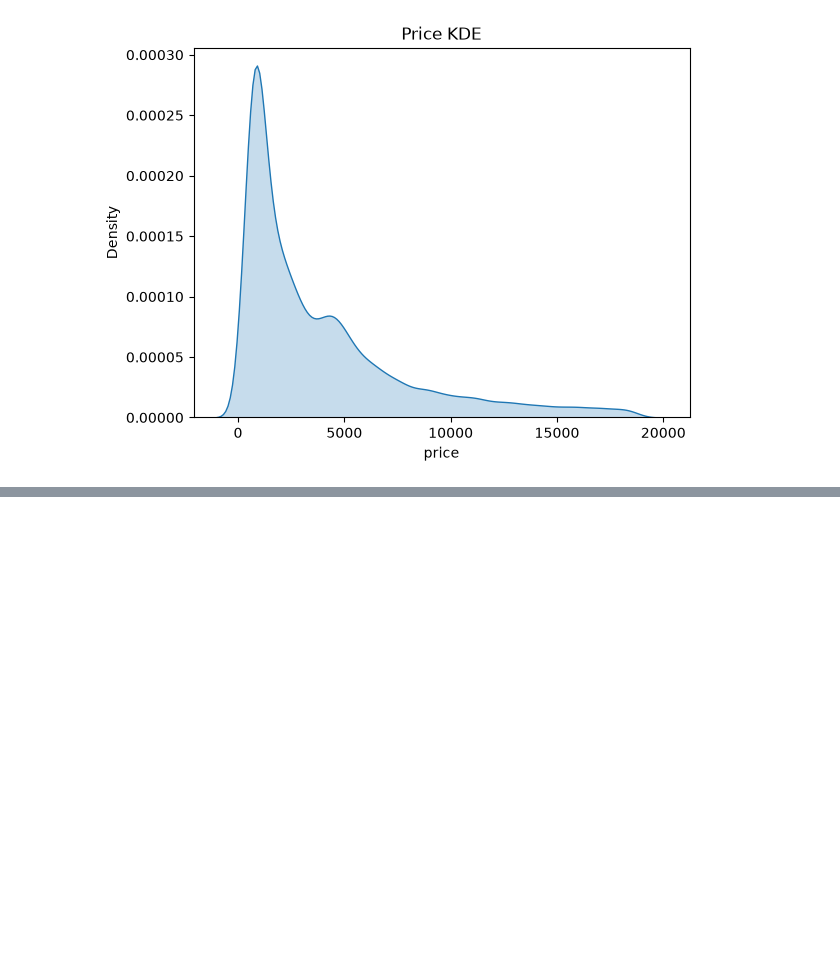
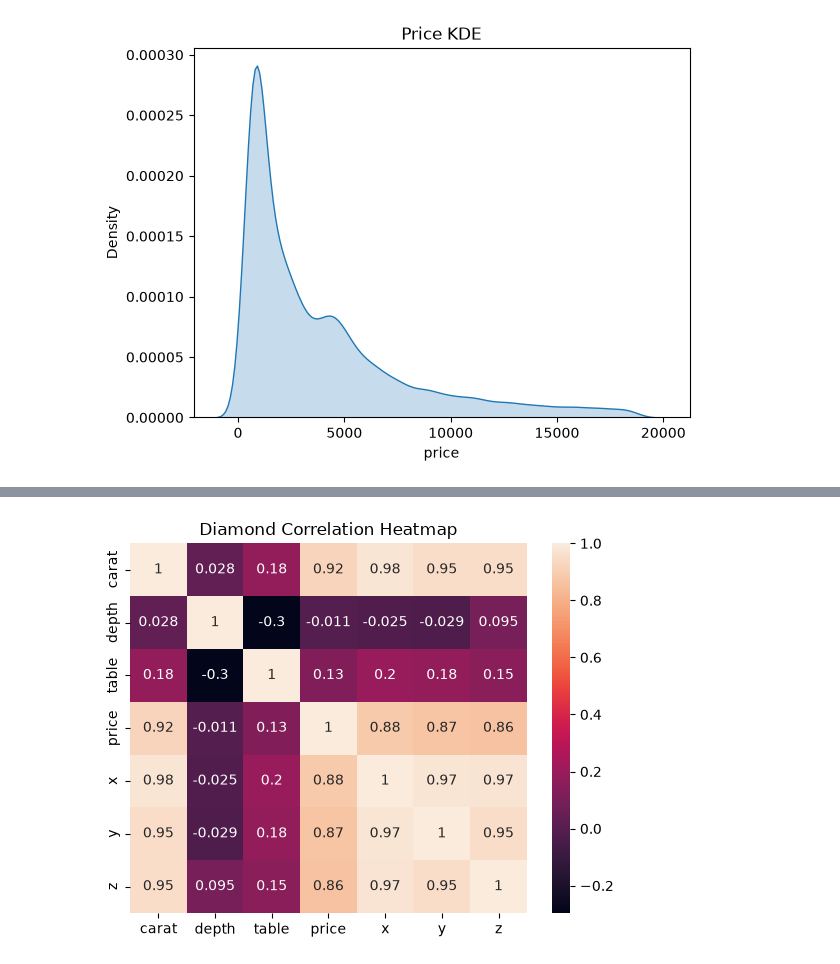
Before and after one commit to Akash-paswan/Seaborn-practice-questions-, a Jupyter notebook: diamond dataset/daimond.ipynb, the cells around one changed output, grey strips where cells are left out. Saved outputs shown, nothing was run; the diff lists cells and outputs as text; code cells hidden in the pictures; blank space fills up the shorter version.

```diff
--- a/diamond dataset/daimond.ipynb
+++ b/diamond dataset/daimond.ipynb
@@ -64,0 +78,12 @@ plt.show()
+# %%
+corr = diamonds.select_dtypes("number").corr()
+
+sns.heatmap(
+    corr,
+    annot=True
+)
+
+plt.title("Diamond Correlation Heatmap")
+plt.show()
+# %% [output]
+[figure, added]
```
Also changed, not shown: parts of 1 cell of this notebook.
